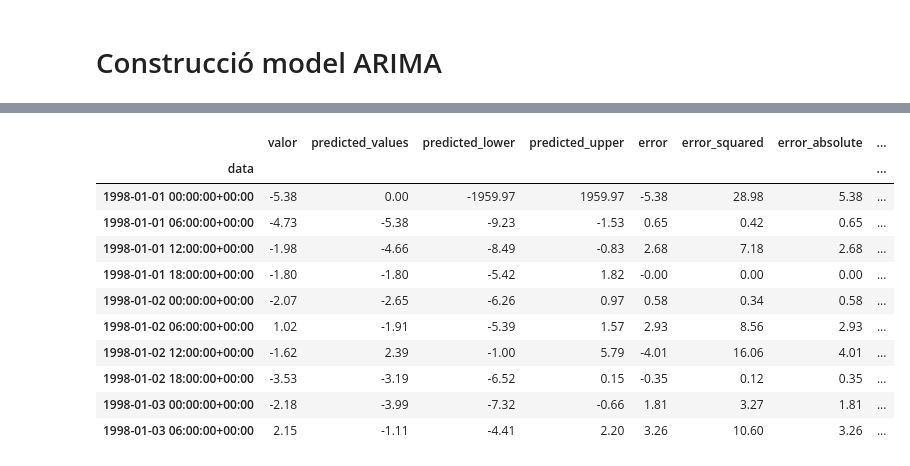
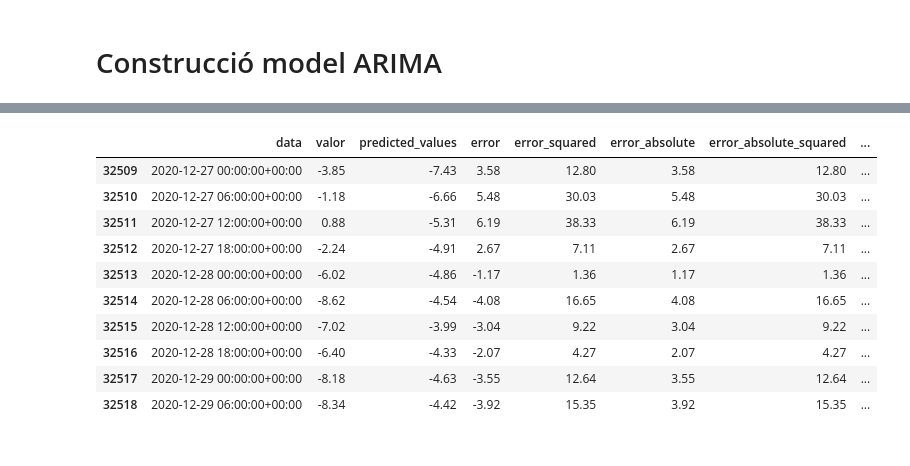
Before and after one commit to Paurro/TFM_SCM_Temperature_Forecasting_ML, a Jupyter notebook: models_prediccio/forecast_primers_casos/arima_model.ipynb, the cells around one changed output, grey strips where cells are left out. Drawn from its saved outputs; the diff is of its cells as text; code cells hidden in the pictures.

```diff
--- a/models_prediccio/forecast_primers_casos/arima_model.ipynb
+++ b/models_prediccio/forecast_primers_casos/arima_model.ipynb
@@ -29,11 +36,10 @@ import statsmodels.tsa.api as smt
 # __path__ = os.path.dirname(os.path.realpath(__file__)) # Si es fitxer .py
 __path__ = os.getcwd() # Si es fitxer .ipynb
 
-carpeta_dades = 'Dades_T_estacions_xema_Z1'
+carpeta_dades = 'Data/Dades_T_estacions_xema_Z1'
 fitxer_dades = 'SCM_T_Z1.json'
 
-path_dades = os.path.join(os.getcwd(), carpeta_dades, fitxer_dades)
-
+path_dades = os.path.join(__path__, carpeta_dades, fitxer_dades)
 
     # Obrir un arxiu json per veure com esta estructurat i com organitzar les dades
 with open(path_dades, 'r') as f:
@@ -112,7 +118,11 @@ plt.show()
 # %% [markdown]
 # Construcció model ARIMA
 # %%
+# Construccio model ARIMA
+
 data = df_agrupades.copy()
-data.set_index('data', inplace=True)
+# data.set_index('data', inplace=True)
+# Covnertim a datatime els index si no ho estan
+# data.index = pd.to_datetime(data.index)
 data.head(10)
 # %% [output]
@@ -166,0 +215,4 @@ Warnings:
+# %%
+# Carreguem el model ajustat
+from statsmodels.tsa.arima.model import ARIMAResults
+model = ARIMAResults.load('model_arima.pkl')
@@ -167,42 +233,46 @@ Warnings:
 # %%
 # Predicció de tota la serie temporal
 
 # Realitzem la predicció
 # Funcio get_prediction() retorna un objecte PredictionResults on tambe s'inclouen els intervals de confiança i altres estadístiques
 # Si nomes volguessim la predicció, podríem utilitzar la funció predict() que retorna un array amb les prediccions
-predictions = model.get_prediction(start=data.index[0], end=data.index[-1], dynamic=False)
 
-# Obtenim les prediccions i els intervals de confiança a partir de l'objecte PredictionResults
-predicted_value = predictions.predicted_mean # Predicció
-conf_int = predictions.conf_int() # Interval de confiança
-
-# Afegir les prediccions al dataframe original en una columna nova
-data['predicted_values'] = predicted_value
-data['predicted_lower'] = conf_int['lower valor']
-data['predicted_upper'] = conf_int['upper valor']
-
-# afegim columna de error
-data['error'] = data['valor'] - data['predicted_values']
-# afegim columna de error quadrat
-data['error_squared'] = data['error'] ** 2
-# afegim columna de error absolut
-data['error_absolute'] = data['error'].abs()
-# afegim columna de error absolut quadrat
-data['error_absolute_squared'] = data['error_absolute'] ** 2
+# Realitzem la predicció utilitzant get_prediction() que inclou els intervals de confiança
+# data_test.index = pd.to_datetime(data_test.index)
+start_date = data_test.index[0]  # Primer registre del conjunt de test
+end_date = data_test.index[-1]  # Últim registre del conjunt de test
 
 
-# Mostrem les primeres files del dataframe amb les prediccions
-data.head(10)
+
+# Realitzem la predicció
+predictions = model.get_prediction(start=start_date, end=end_date, dynamic=True)
+
+# Obtenim les prediccions i els intervals de confiança
+predicted_value = predictions.predicted_mean  # Prediccions puntuals
+conf_int = predictions.conf_int()  # Intervals de confiança
+
+# Afegim les prediccions al DataFrame de test
+data_test['predicted_values'] = predicted_value
+data_test['predicted_lower'] = conf_int['lower valor']  # Interval inferior
+data_test['predicted_upper'] = conf_int['upper valor']  # Interval superior
+
+# Afegim les columnes d'error
+data_test['error'] = data_test['valor'] - data_test['predicted_values']
+data_test['error_squared'] = data_test['error'] ** 2
+data_test['error_absolute'] = data_test['error'].abs()
+data_test['error_absolute_squared'] = data_test['error_absolute'] ** 2
+
+# # Mostrem les primeres files del dataframe amb les prediccions
+data_test.head(10)
 # %% [output]
-|  | valor | predicted_values | predicted_lower | predicted_upper | error | error_squared | error_absolute | ... |
-| data |  |  |  |  |  |  |  | ... |
-| 1998-01-01 00:00:00+00:00 | -5.38 | 0.00 | -1959.97 | 1959.97 | -5.38 | 28.98 | 5.38 | ... |
-| 1998-01-01 06:00:00+00:00 | -4.73 | -5.38 | -9.23 | -1.53 | 0.65 | 0.42 | 0.65 | ... |
-| 1998-01-01 12:00:00+00:00 | -1.98 | -4.66 | -8.49 | -0.83 | 2.68 | 7.18 | 2.68 | ... |
-| 1998-01-01 18:00:00+00:00 | -1.80 | -1.80 | -5.42 | 1.82 | -0.00 | 0.00 | 0.00 | ... |
-| 1998-01-02 00:00:00+00:00 | -2.07 | -2.65 | -6.26 | 0.97 | 0.58 | 0.34 | 0.58 | ... |
-| 1998-01-02 06:00:00+00:00 | 1.02 | -1.91 | -5.39 | 1.57 | 2.93 | 8.56 | 2.93 | ... |
-| 1998-01-02 12:00:00+00:00 | -1.62 | 2.39 | -1.00 | 5.79 | -4.01 | 16.06 | 4.01 | ... |
-| 1998-01-02 18:00:00+00:00 | -3.53 | -3.19 | -6.52 | 0.15 | -0.35 | 0.12 | 0.35 | ... |
-| 1998-01-03 00:00:00+00:00 | -2.18 | -3.99 | -7.32 | -0.66 | 1.81 | 3.27 | 1.81 | ... |
-| 1998-01-03 06:00:00+00:00 | 2.15 | -1.11 | -4.41 | 2.20 | 3.26 | 10.60 | 3.26 | ... |
+|  | data | valor | predicted_values | error | error_squared | error_absolute | error_absolute_squared | ... |
+| 32509 | 2020-12-27 00:00:00+00:00 | -3.85 | -7.43 | 3.58 | 12.80 | 3.58 | 12.80 | ... |
+| 32510 | 2020-12-27 06:00:00+00:00 | -1.18 | -6.66 | 5.48 | 30.03 | 5.48 | 30.03 | ... |
+| 32511 | 2020-12-27 12:00:00+00:00 | 0.88 | -5.31 | 6.19 | 38.33 | 6.19 | 38.33 | ... |
+| 32512 | 2020-12-27 18:00:00+00:00 | -2.24 | -4.91 | 2.67 | 7.11 | 2.67 | 7.11 | ... |
+| 32513 | 2020-12-28 00:00:00+00:00 | -6.02 | -4.86 | -1.17 | 1.36 | 1.17 | 1.36 | ... |
+| 32514 | 2020-12-28 06:00:00+00:00 | -8.62 | -4.54 | -4.08 | 16.65 | 4.08 | 16.65 | ... |
+| 32515 | 2020-12-28 12:00:00+00:00 | -7.02 | -3.99 | -3.04 | 9.22 | 3.04 | 9.22 | ... |
+| 32516 | 2020-12-28 18:00:00+00:00 | -6.40 | -4.33 | -2.07 | 4.27 | 2.07 | 4.27 | ... |
+| 32517 | 2020-12-29 00:00:00+00:00 | -8.18 | -4.63 | -3.55 | 12.64 | 3.55 | 12.64 | ... |
+| 32518 | 2020-12-29 06:00:00+00:00 | -8.34 | -4.42 | -3.92 | 15.35 | 3.92 | 15.35 | ... |
```
Also changed, not shown: parts of 14 cells of this notebook, 4 other files.
